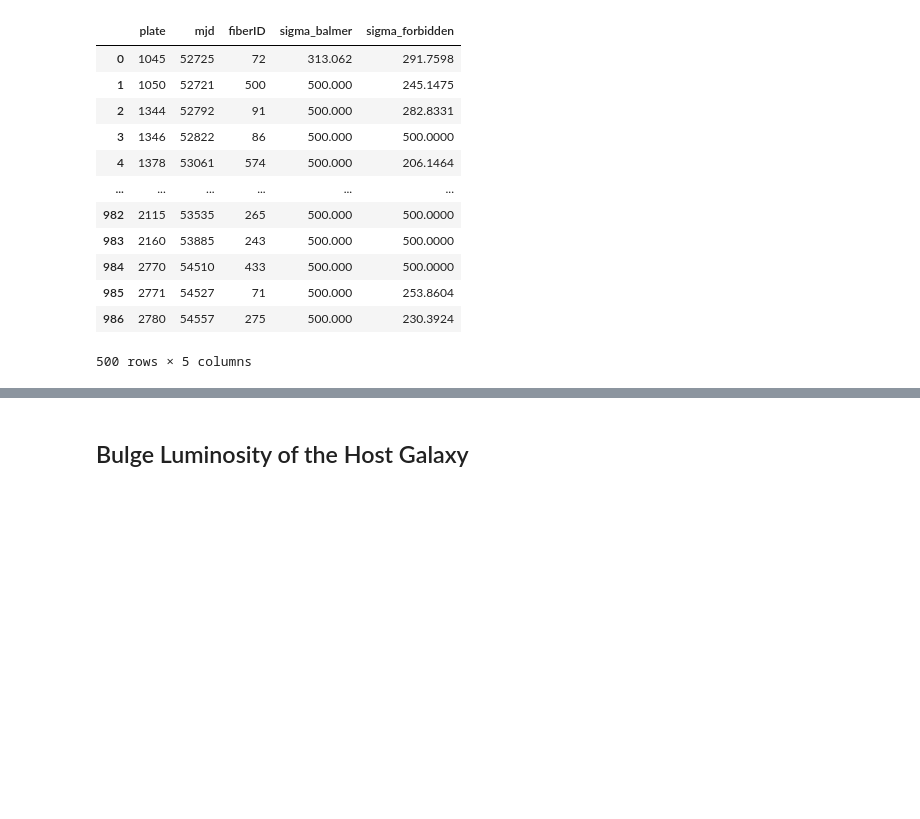
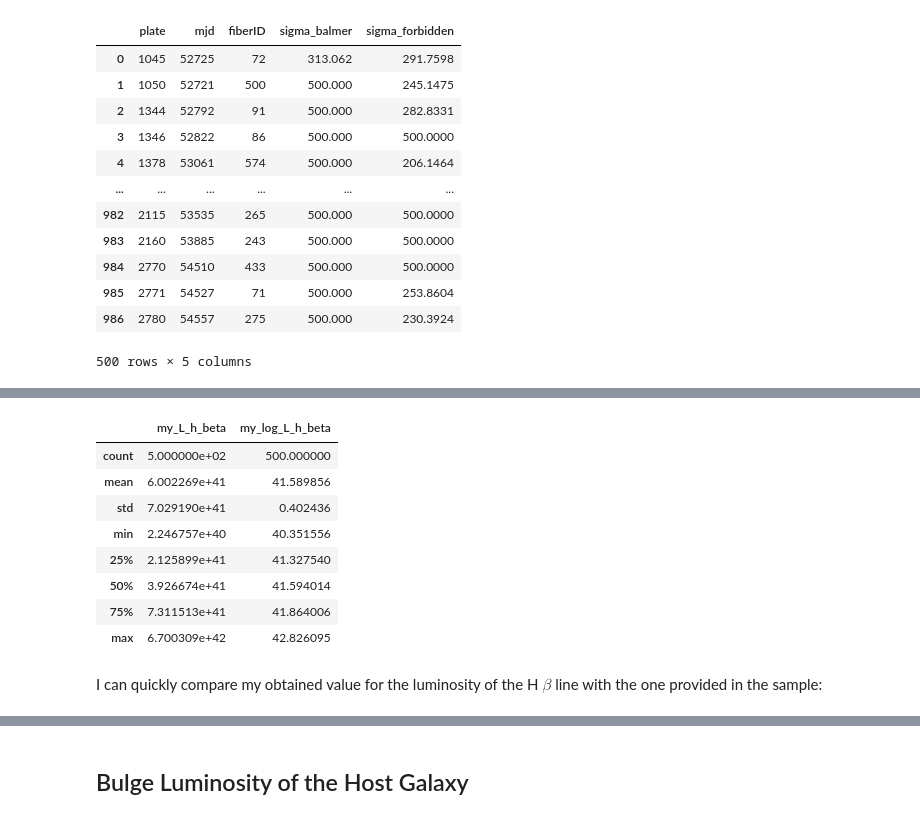
Before and after one commit to NicoGalvarino/AGN_Tutorials_Git, a Jupyter notebook: Tutorial_3_BH_params/Tutorial_3_BH_AD.ipynb, the cells around one changed output, grey strips where cells are left out. Cells and saved outputs as stored; diff of their text form; code cells hidden in the pictures; blank space fills up the shorter version.

```diff
--- a/Tutorial_3_BH_params/Tutorial_3_BH_AD.ipynb
+++ b/Tutorial_3_BH_params/Tutorial_3_BH_AD.ipynb
@@ -380,0 +404,3 @@ Index(['RAJ2000', 'DEJ2000', 'Plate', 'Fiber', 'MJD', 'iMAG', 'log_Lbol',
+# %%
+# astropy.cosmology for the luminosity distance
+cosmo = FlatLambdaCDM(H0=H0 * u.km / u.s / u.Mpc, Tcmb0=2.725 * u.K, Om0=Omega_m)
@@ -402,0 +456,17 @@ Omega_l = 0.69
+# %%
+# prefix my_ is so that I can distinguish between given and calculated values
+qsos['my_L_h_beta'] = qsos.apply(lambda x: L_from_D_L(x['lum_dist'], x['h_beta_flux'], x['redshift']), axis=1)
+qsos['my_log_L_h_beta'] = np.log10(qsos['my_L_h_beta'])
+qsos[['my_L_h_beta', 'my_log_L_h_beta']].describe()
+# %% [output]
+|  | my_L_h_beta | my_log_L_h_beta |
+| count | 5.000000e+02 | 500.000000 |
+| mean | 6.002269e+41 | 41.589856 |
+| std | 7.029190e+41 | 0.402436 |
+| min | 2.246757e+40 | 40.351556 |
+| 25% | 2.125899e+41 | 41.327540 |
+| 50% | 3.926674e+41 | 41.594014 |
+| 75% | 7.311513e+41 | 41.864006 |
+| max | 6.700309e+42 | 42.826095 |
+# %% [markdown]
+I can quickly compare my obtained value for the luminosity of the H $\beta$ line with the one provided in the sample:
```
Also changed, not shown: parts of 26 cells of this notebook, 3 other files.
